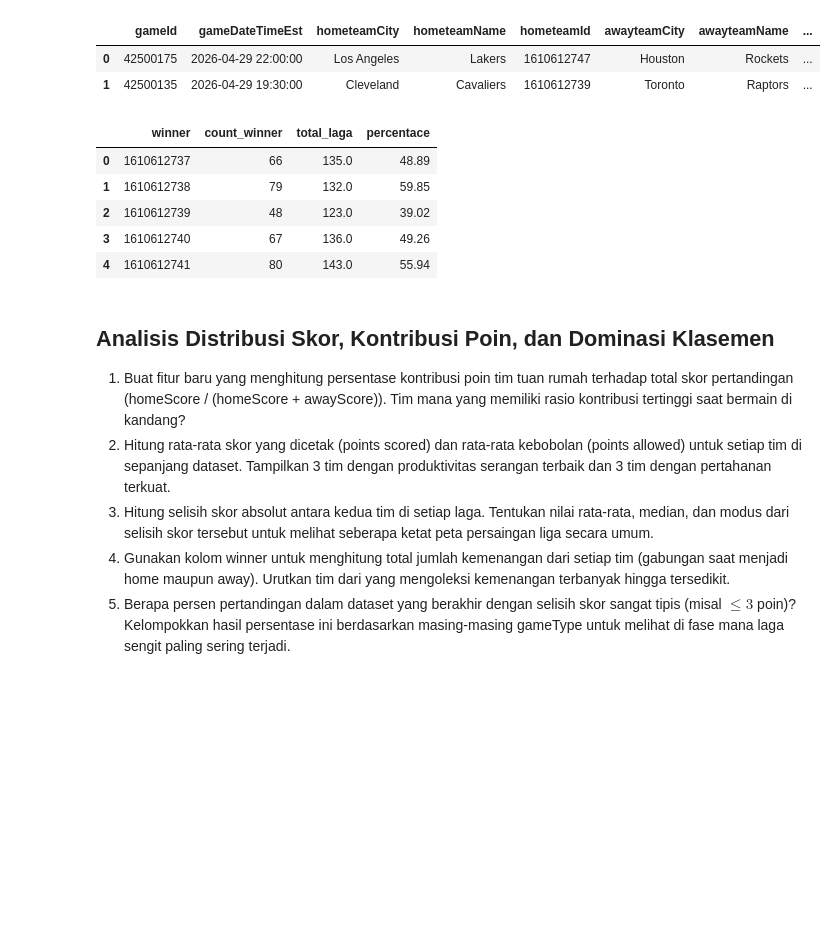
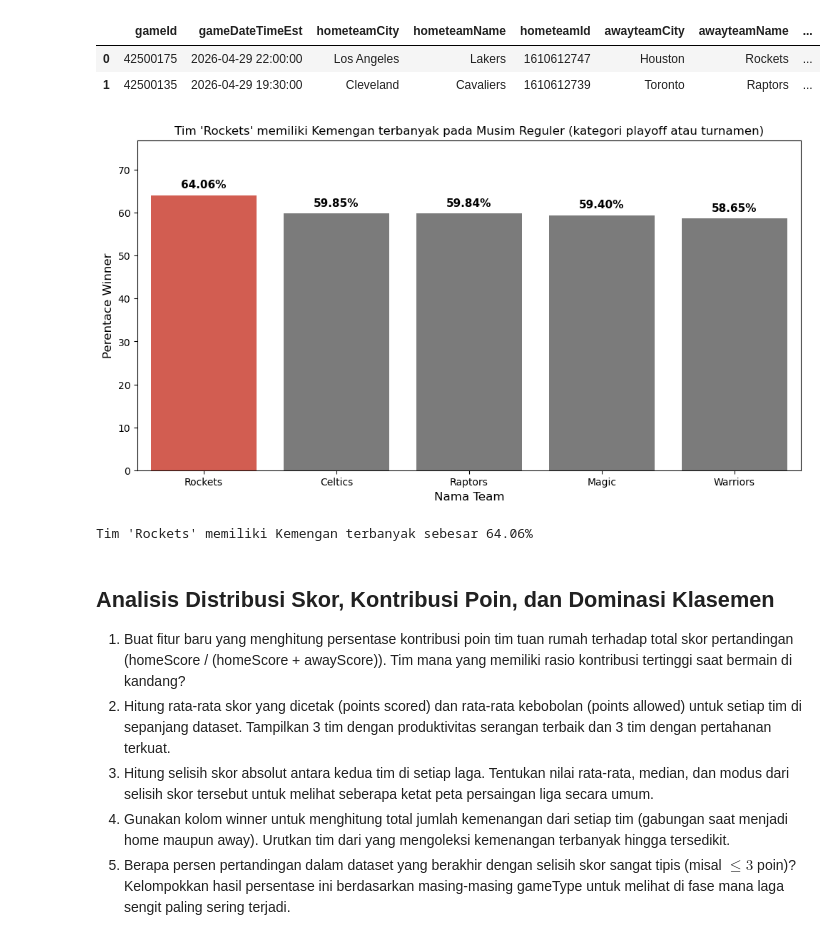
Before and after one commit to HafidzAfrieno/Project-Data-Analyst-Part-1, a Jupyter notebook: nba_player_analyst.ipynb, the cells around one changed output. Saved outputs shown, nothing was run; the diff lists cells and outputs as text; code cells hidden in the pictures; blank space fills up the shorter version.

```diff
--- a/nba_player_analyst.ipynb
+++ b/nba_player_analyst.ipynb
@@ -597,25 +614,49 @@ df.head(2)
 # %%
 #soal nomor 5
 # 5. Identifikasi tim yang memiliki persentase kemenangan tertinggi khusus pada gameType yang bukan musim reguler (misal: kategori playoff atau turnamen).
-data=df[['winner','awayteamId','hometeamId','gameType']].copy()
+data=df[['winner','awayteamId','hometeamId','gameType','hometeamName','awayteamName']].copy()
 filteredTypeGame = (data.loc[~data['gameType'].isin(['Playoffs','Regular Season'])])
 
 main_kandang = filteredTypeGame['awayteamId'].value_counts()
 main_tandang = filteredTypeGame['hometeamId'].value_counts()
 total_laga = main_kandang.add(main_tandang,fill_value=0)
 
 count_winnerTeam = filteredTypeGame.groupby('winner').agg(count_winner=('winner', 'count')).reset_index()
 #Gabungkan tabel kemenangan dengan total pertandingan berdasarkan ID Tim
 data_gabungan = pd.merge(count_winnerTeam,total_laga.to_frame('total_laga'),left_on='winner',right_index=True,how='inner')
 data_gabungan['percentace'] = ((data_gabungan['count_winner']/data_gabungan['total_laga'])*100).round(2)
-data_gabungan.head(5)
+
+# Membuat master dictionary untuk semua ID tim dan nama kotanya
+home_dict = data.set_index('hometeamId')['hometeamName'].to_dict()
+away_dict = data.set_index('awayteamId')['awayteamName'].to_dict()
+# Menggabungkan kedua dictionary agar mencakup seluruh tim
+team_lookup = {**home_dict, **away_dict}
+data_gabungan['Nama_Team'] = data_gabungan['winner'].map(team_lookup)
+
+
+filtered_team = data_gabungan.sort_values(by='percentace',ascending=False).head(5).reset_index(drop=True)
+top_team = filtered_team.loc[filtered_team['percentace'].idxmax()]
+colors = ['#e74c3c' if (x == top_team.percentace) else "#7b7b7b" for x in filtered_team['percentace']]
+
+plt.figure(figsize=(12, 6))
+ax = sns.barplot(data=filtered_team, x='Nama_Team', y='percentace', hue='Nama_Team',palette=colors)
+for p in ax.patches:
+    height = p.get_height()
+    ax.annotate(f'{height:.2f}%',
+                xy=(p.get_x() + p.get_width() / 2, height),
+                xytext=(0, 5),  # Jarak 5 point ke atas
+                textcoords="offset points",
+                ha='center', va='bottom',
+                fontweight='bold', fontsize=11)
+plt.ylim(0, filtered_team['percentace'].max() * 1.2)
+plt.title(f"Tim '{top_team.Nama_Team}' memiliki Kemengan terbanyak pada Musim Reguler (kategori playoff atau turnamen)")
+plt.xlabel('Nama Team', fontsize=12)
+plt.ylabel('Perentace Winner',fontsize=12)
+plt.show()
+print(f"Tim '{top_team.Nama_Team}' memiliki Kemengan terbanyak sebesar {top_team.percentace}%")
 # %% [output]
-|  | winner | count_winner | total_laga | percentace |
-| 0 | 1610612737 | 66 | 135.0 | 48.89 |
-| 1 | 1610612738 | 79 | 132.0 | 59.85 |
-| 2 | 1610612739 | 48 | 123.0 | 39.02 |
-| 3 | 1610612740 | 67 | 136.0 | 49.26 |
-| 4 | 1610612741 | 80 | 143.0 | 55.94 |
+[figure, added]
+Tim 'Rockets' memiliki Kemengan terbanyak sebesar 64.06%
 # %% [markdown]
 ## Analisis Distribusi Skor, Kontribusi Poin, dan Dominasi Klasemen
 
```
Also changed, not shown: parts of 2 cells of this notebook.
